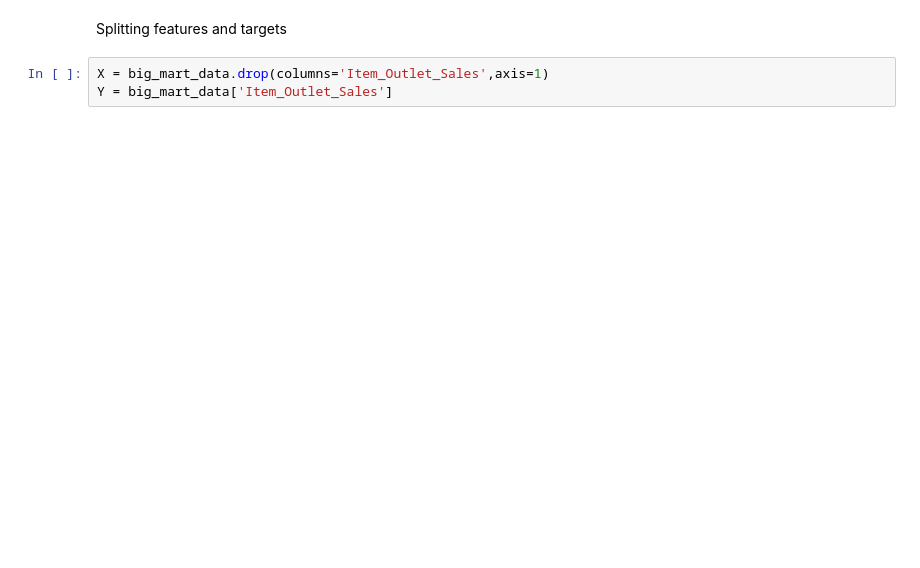
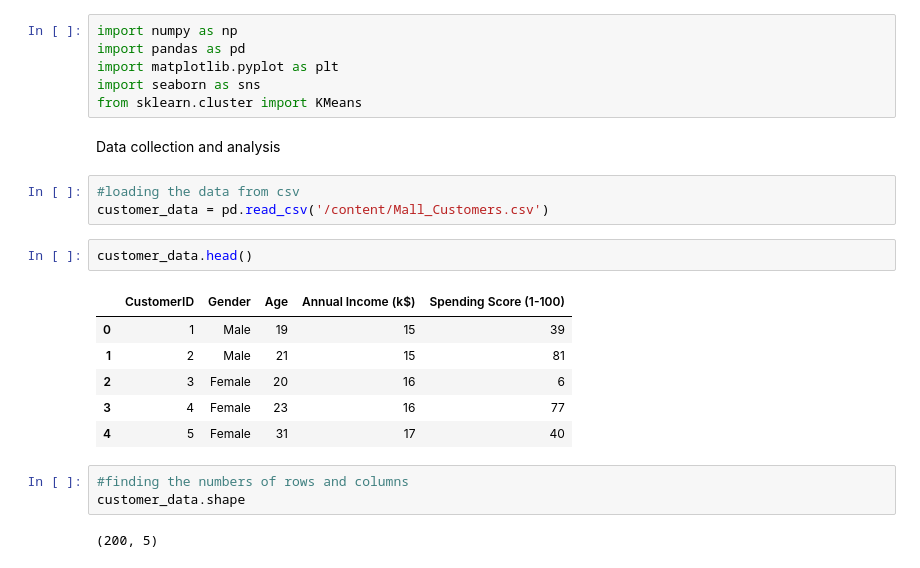
Before and after one commit to Vnnie-Mun/AI-ML-short-exercises, a Jupyter notebook: Untitled0.ipynb, the cells around one changed output. Drawn from its saved outputs; the diff is of its cells as text; blank space fills up the shorter version.

```diff
--- a/Untitled0.ipynb
+++ b/Untitled0.ipynb
@@ -287,5 +3,25 @@ big_mart_data.head()
-# %% [markdown]
-Splitting features and targets
-# %%
-X = big_mart_data.drop(columns='Item_Outlet_Sales',axis=1)
-Y = big_mart_data['Item_Outlet_Sales']
+# %%
+import numpy as np
+import pandas as pd
+import matplotlib.pyplot as plt
+import seaborn as sns
+from sklearn.cluster import KMeans
+# %% [markdown]
+Data collection and analysis
+# %%
+#loading the data from csv
+customer_data = pd.read_csv('/content/Mall_Customers.csv')
+# %%
+customer_data.head()
+# %% [output]
+|  | CustomerID | Gender | Age | Annual Income (k$) | Spending Score (1-100) |
+| 0 | 1 | Male | 19 | 15 | 39 |
+| 1 | 2 | Male | 21 | 15 | 81 |
+| 2 | 3 | Female | 20 | 16 | 6 |
+| 3 | 4 | Female | 23 | 16 | 77 |
+| 4 | 5 | Female | 31 | 17 | 40 |
+# %%
+#finding the numbers of rows and columns
+customer_data.shape
+# %% [output]
+(200, 5)
```
Also changed, not shown: parts of 68 cells of this notebook.
